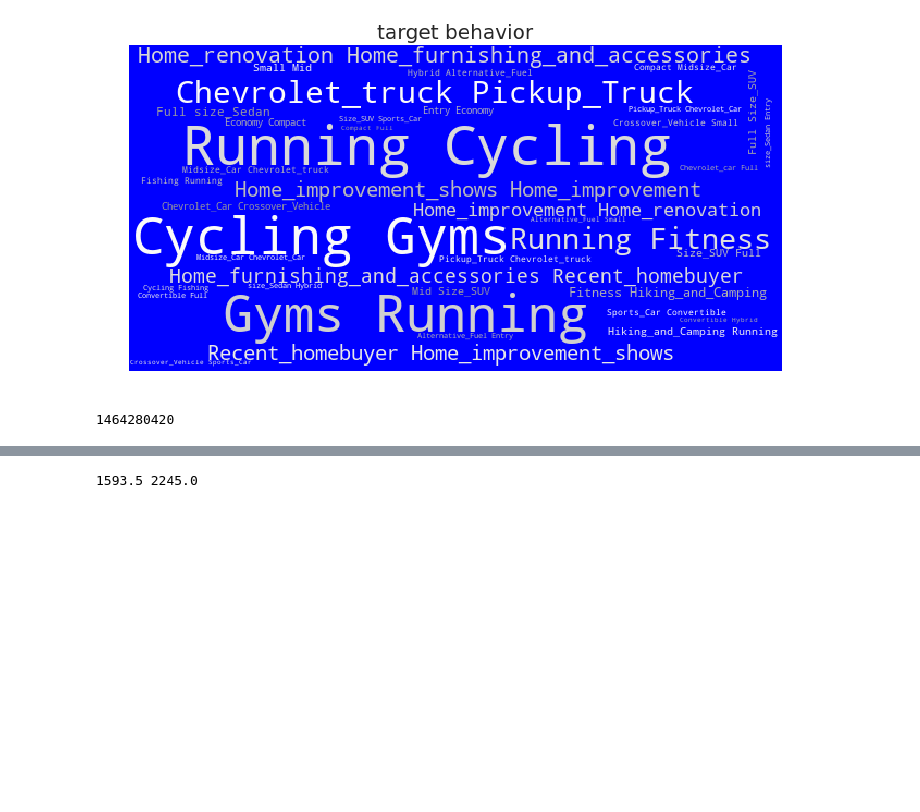
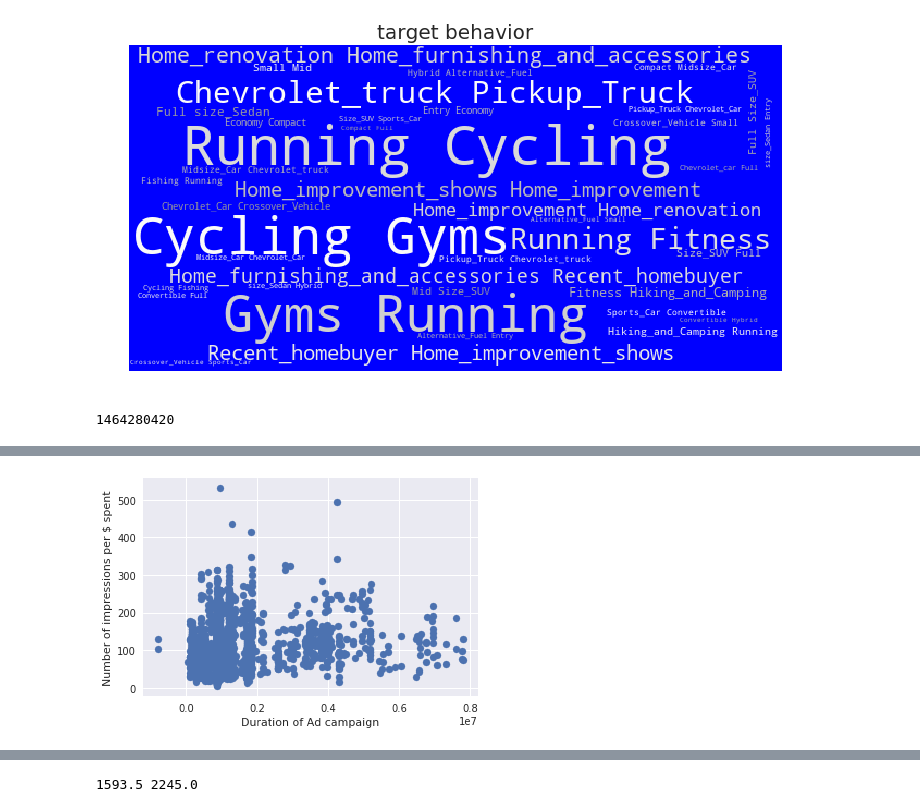
Before and after one commit to bhelmi/ad-campaign-study, a Jupyter notebook: Exploratory Data Analysis.ipynb, the cells around one changed output, grey strips where cells are left out. Drawn from its saved outputs; the diff is of its cells as text; code cells hidden in the pictures; blank space fills up the shorter version.

Commit message:
more graphs

```diff
--- a/Exploratory Data Analysis.ipynb
+++ b/Exploratory Data Analysis.ipynb
@@ -135,13 +115,8 @@ res2 = [row for row in res2 if row['insights_cache']!='[]']
-# %%
-import ujson as json
-for row in res2:
-    if isinstance(row['insights_cache'], basestring):
-        row['insights_cache'] = json.loads(row['insights_cache'].decode('latin-1').encode('utf-8'))
 # %%
 from collections import defaultdict
 newdat = []
 for row in fb_ad_sets:
-    newrow = defaultdict(lambda: False)
+    newrow = defaultdict(lambda: 0)
     newrow['fb_optimization_goal']=row['fb_optimization_goal']
     newrow['duration']=(row['fb_end_time']-row['fb_start_time'])
     if 'insights_cache' in row:
@@ -153,34 +128,38 @@ for row in fb_ad_sets:
             newrow['objective'] = insights_cache[u'objective']
         if u'total_unique_actions' in insights_cache:
             newrow['actions'] = int(insights_cache[u'total_unique_actions'])
+        if u'total_unique_actions' in insights_cache:
+            newrow['actions'] = int(insights_cache[u'total_unique_actions'])
         if u'website_clicks' in insights_cache:
             newrow['clicks'] = int(insights_cache[u'website_clicks'])
+        newrow['spend'] = float(insights_cache[u'spend'])
     if 'fb_targeting' in row:
         fb_t = json.loads(row['fb_targeting'])
-        if "geo_locations" in fb_t:
-            newrow['hasgeo']=True
+        if "geo_locations" in fb_t and len(fb_t["geo_locations"])>1:
+            print fb_t["geo_locations"]
+            newrow['hasgeo']=1
     if u'retailer_id' in row:
         newrow['retailer_id'] = row[u'retailer_id']
-    if 'hasgeo' not in newrow:
-        newrow['hasgeo']=False
     if 'fb_targeting' in row:
         fb_t = json.loads(row['fb_targeting'])
         if 'interests' in fb_t:
             for dic in fb_t['interests']:
                 target_interest = dic['name'].lower()
                 if ('cycl' in target_interest) or ('bike' in target_interest) or ('biking' in target_interest):
-                    newrow['cycle_related']=True
-                    newrow['exercise_related']=True
+                    newrow['cycle_related']=1
+                    newrow['exercise_related']=1
                 if ('gym' in target_interest) or ('fitness' in target_interest) or ('renovation' in target_interest):
-                    newrow['exercise_related']=True
+                    newrow['exercise_related']=1
                 elif ('home' in target_interest) or ('furni' in target_interest):
-                    newrow['home_related']=True
+                    newrow['home_related']=1
                 elif ('fish' in target_interest):
-                    newrow['fish_related']=True
+                    newrow['fish_related']=1
                 elif ('convertible' in target_interest) or (' truck' in target_interest) or (' car' in target_interest) or (' suv' in  target_behavior):
-                    newrow['vehicle_related']=True
+                    newrow['vehicle_related']=1
+                #else:
+                #    newrow['other_related']=1
         else:
-            newrow['NO interest targetting']=True
+            newrow['NO interest targetting']=1
 
         if 'behaviors' in fb_t:
             for dic in fb_t['behaviors']:
@@ -194,8 +173,10 @@ for row in fb_ad_sets:
                     newrow['target_home_related']=True
                 elif ('convertible' in target_behavior) or (' truck' in  target_behavior or ' car' in  target_behavior or ' suv' in  target_behavior):
                     newrow['target_vehicle_related']=True
+                #else:
+                #    newrow['target_other_related']=1
         else:
-            newrow['NO behavior targetting']=True
+            newrow['NO behavior targetting']=1
 
     newdat.append(newrow)
 # %%
@@ -208,0 +330,9 @@ fb_dat = pd.DataFrame([map(row.__getitem__, column_names) for row in newdat], co
+# %%
+% matplotlib inline
+import matplotlib.pyplot as plt
+plt.scatter(fb_dat['duration'], fb_dat['impressions']/fb_dat['spend'])
+plt.xlabel('Duration of Ad campaign')
+plt.ylabel('Number of impressions per $ spent')
+plt.show()
+# %% [output]
+[figure, added]
```
Also changed, not shown: parts of 18 cells of this notebook.
